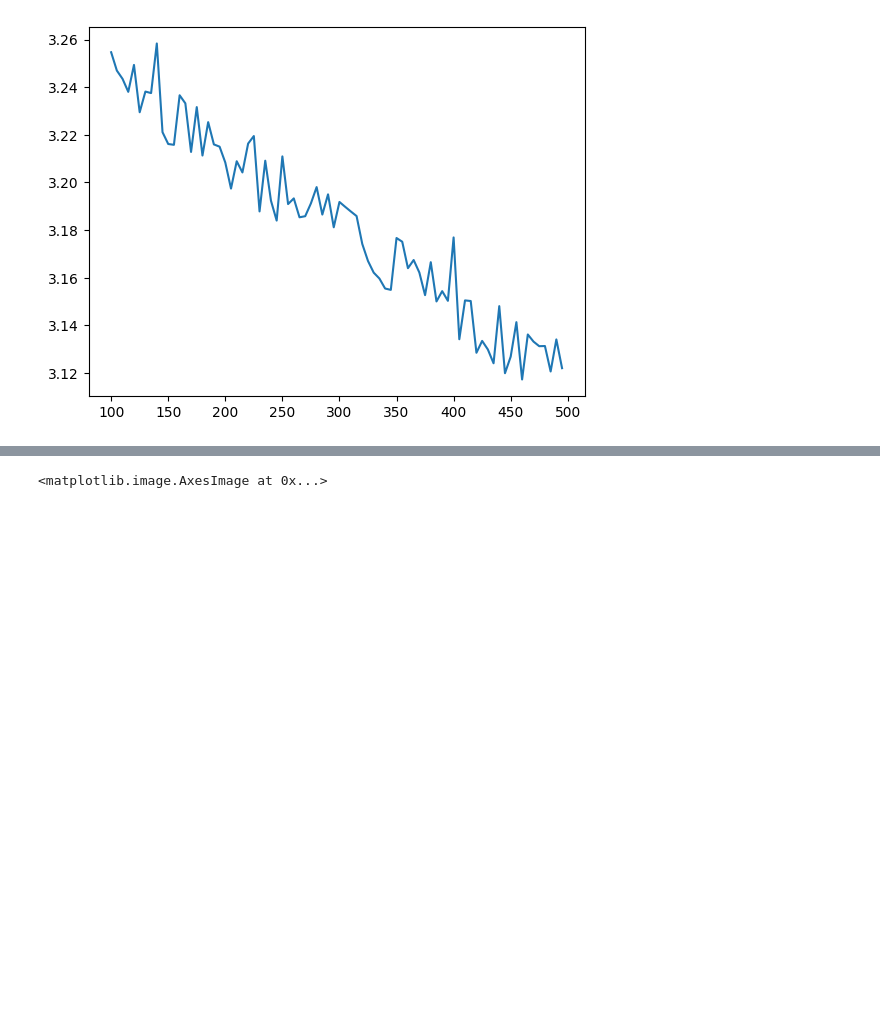
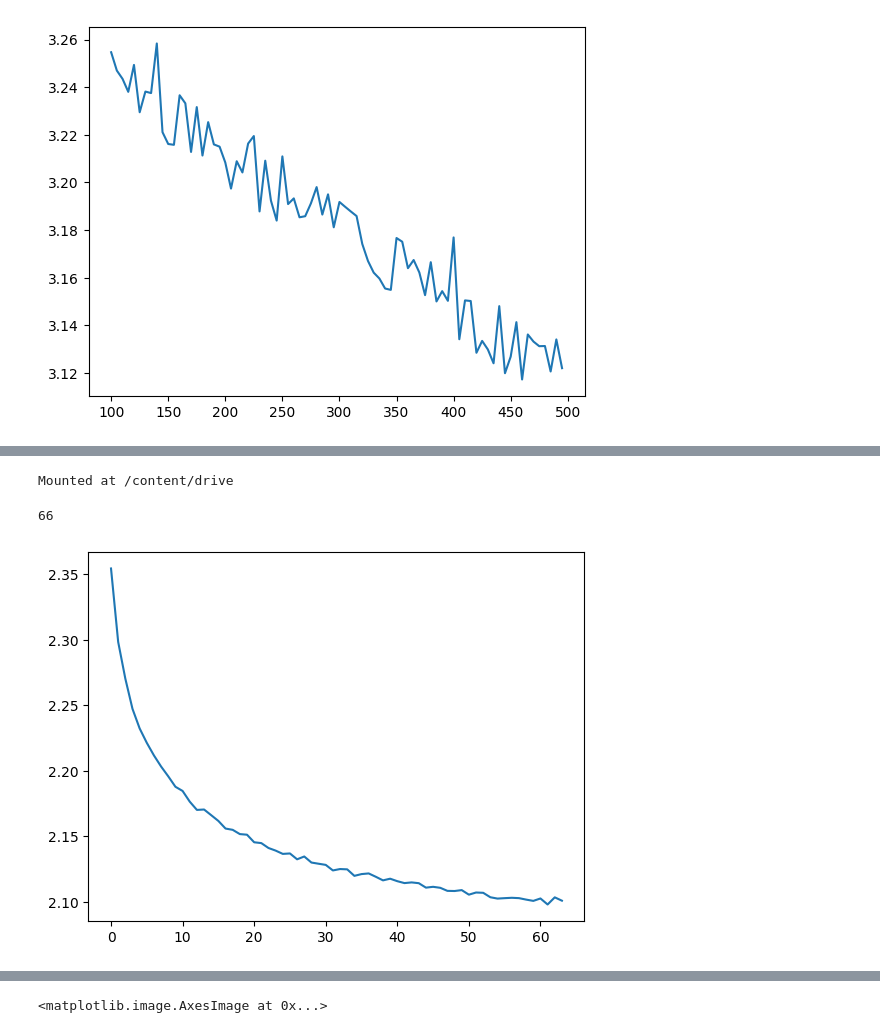
Before and after one commit to karlsefny1/makemore_trigram, a Jupyter notebook: mlp with hidden layers.ipynb, the cells around one changed output, grey strips where cells are left out. Drawn from its saved outputs; the diff is of its cells as text; code cells hidden in the pictures; blank space fills up the shorter version.

```diff
--- a/mlp with hidden layers.ipynb
+++ b/mlp with hidden layers.ipynb
@@ -424,7 +434,7 @@ start_epoch = checkpoint["epoch"] + 1
 import datetime
 from tqdm import tqdm
 batchsizes = range(10,650,10)
-loss_list = []
-delay_list = []
 from google.colab import drive
 drive.mount('/content/drive')
+# %% [output]
+Mounted at /content/drive
@@ -430,0 +444,9 @@ drive.mount('/content/drive')
+# %%
+len(loss_list)
+# %% [output]
+66
+# %%
+plt.plot(loss_list)
+plt.show()
+# %% [output]
+[figure, added]
```
Also changed, not shown: parts of 10 cells of this notebook.
